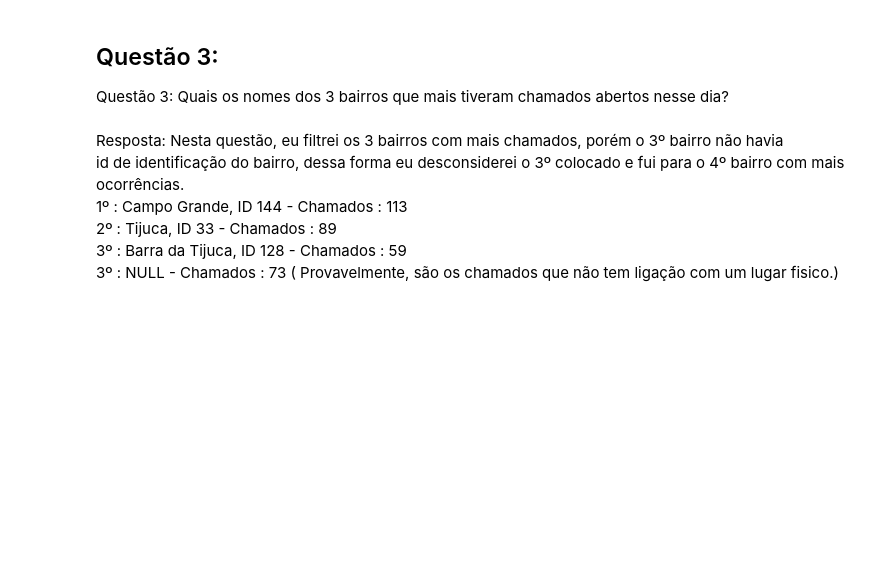
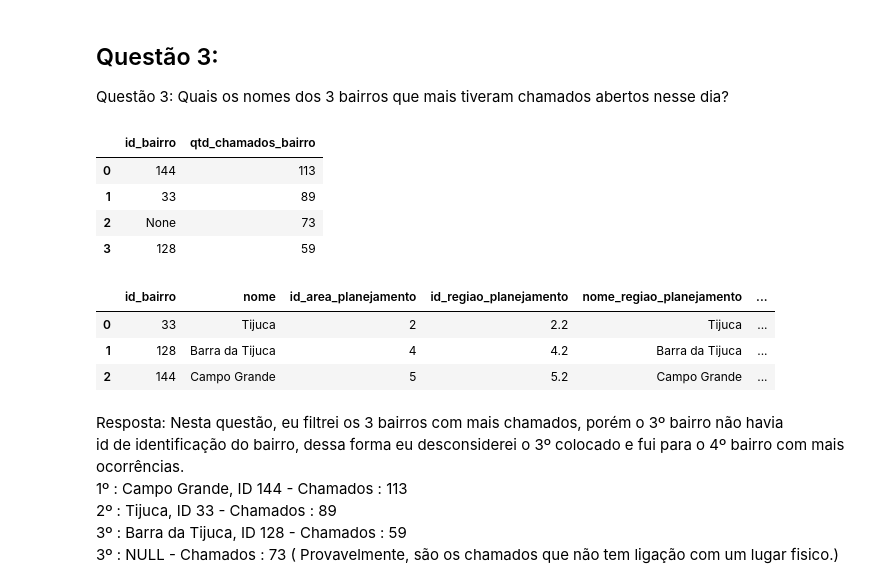
Before and after one commit to felipsants/emd-desafio-junior-data-scientist, a Jupyter notebook: PYTHON/analise_python.ipynb, the cells around one changed output. Saved outputs shown, nothing was run; the diff lists cells and outputs as text; code cells hidden in the pictures; blank space fills up the shorter version.

```diff
--- a/PYTHON/analise_python.ipynb
+++ b/PYTHON/analise_python.ipynb
@@ -45,23 +73,33 @@ Questão 3: Quais os nomes dos 3 bairros que mais tiveram chamados abertos nesse
 # %%
 q3 = """
 SELECT id_bairro, COUNT(*) AS qtd_chamados_bairro
 FROM `datario.adm_central_atendimento_1746.chamado`
 WHERE DATE(data_inicio) = '2023-04-01'
 GROUP BY id_bairro
 ORDER BY qtd_chamados_bairro DESC
 LIMIT 4
 """
 
 q3_1 = """
 SELECT *
 FROM `datario.dados_mestres.bairro`
 WHERE id_bairro IN ('144', '33','128')
 """
-que3_1 = bd.read_sql(q3_1, billing_project_id="sinuous-gist-433018-f3")
-que3 = bd.read_sql(q3, billing_project_id="sinuous-gist-433018-f3")
+que3_1 = bd.read_sql(q3_1, billing_project_id=project_id)
+que3 = bd.read_sql(q3, billing_project_id=project_id)
 
 display(que3.head())
 display(que3_1.head())
+# %% [output]
+|  | id_bairro | qtd_chamados_bairro |
+| 0 | 144 | 113 |
+| 1 | 33 | 89 |
+| 2 | None | 73 |
+| 3 | 128 | 59 |
+|  | id_bairro | nome | id_area_planejamento | id_regiao_planejamento | nome_regiao_planejamento | ... |
+| 0 | 33 | Tijuca | 2 | 2.2 | Tijuca | ... |
+| 1 | 128 | Barra da Tijuca | 4 | 4.2 | Barra da Tijuca | ... |
+| 2 | 144 | Campo Grande | 5 | 5.2 | Campo Grande | ... |
 # %% [markdown]
 Resposta:
 Nesta questão, eu filtrei os 3 bairros com mais chamados, porém o 3º bairro não havia<br>
```
Also changed, not shown: parts of 13 cells of this notebook.
